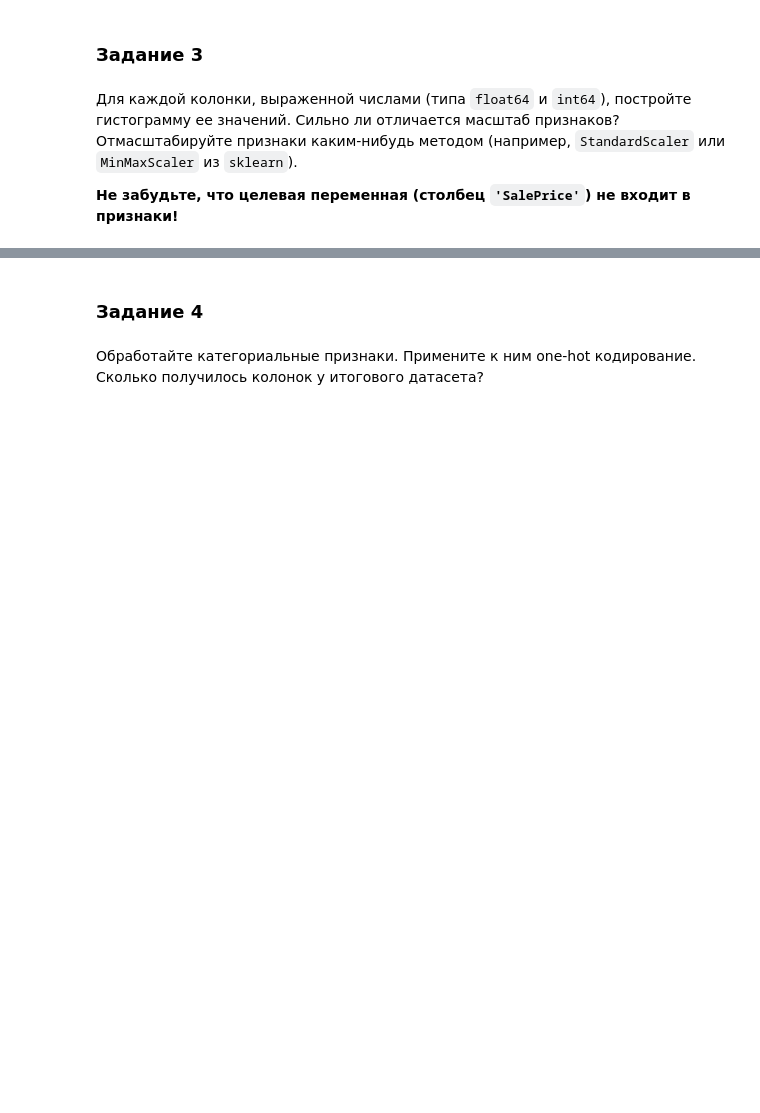
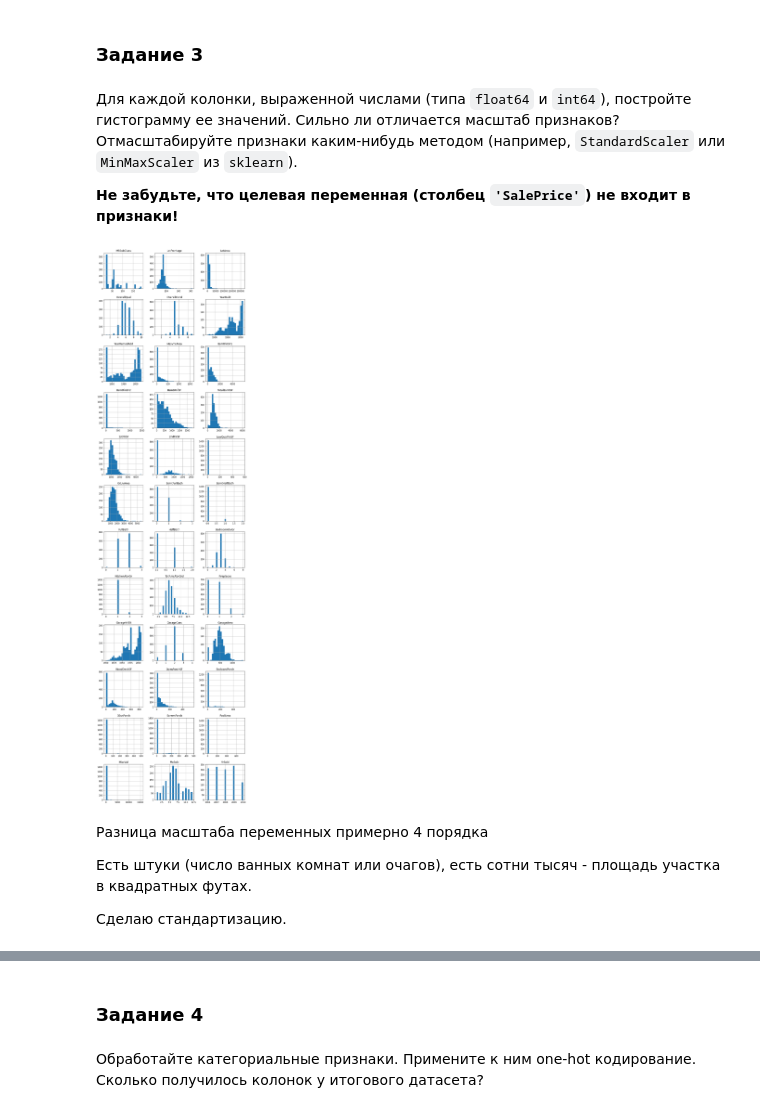
Before and after one commit to ksetdekov/ml_dpo_2021, a Jupyter notebook: hw/hw2/hw02.ipynb, the cells around one changed output, grey strips where cells are left out. Drawn from its saved outputs; the diff is of its cells as text; code cells hidden in the pictures; blank space fills up the shorter version.

```diff
--- a/hw/hw2/hw02.ipynb
+++ b/hw/hw2/hw02.ipynb
@@ -376,0 +485,21 @@ data.head()
+# %%
+cat_features_mask = (data.dtypes == "object").values
+
+
+X_real = data[data.columns[~cat_features_mask]]
+X_cat = data[data.columns[cat_features_mask]]
+
+# для вещественнозначных признаков заполним пропуски средними значениями
+mis_replacer = SimpleImputer(strategy="mean")
+
+# для категориальных - пустыми строками
+cat_replacer = SimpleImputer(strategy="constant", fill_value="NaN")
+
+
+X_no_nans_real = pd.DataFrame(data=mis_replacer.fit_transform(X_real), columns=X_real.columns) # your code here
+X_no_nans_cat = pd.DataFrame(data=cat_replacer.fit_transform(X_cat), columns=X_cat.columns) # your code here
+
+X_no_nans = pd.concat([X_no_nans_real, X_no_nans_cat], axis=1)
+
+upd_misratio = X_no_nans.isna().mean()
+upd_misratio[upd_misratio>0]
@@ -384,0 +517,21 @@ data.head()
+# %%
+X_to_scale = X_no_nans_real.loc[:, X_no_nans_real.columns != 'SalePrice']
+y = X_no_nans_real.SalePrice
+
+
+fig, axes = plt.subplots(len(X_to_scale.columns)//3, 3, figsize=(12, 48))
+
+i = 0
+for triaxis in axes:
+    for axis in triaxis:
+        X_to_scale.hist(column = X_to_scale.columns[i], bins = 25, ax=axis)
+        i = i+1
+# %% [output]
+[figure, added]
+# %% [markdown]
+Разница масштаба переменных примерно 4 порядка
+
+Есть штуки (число ванных комнат или очагов), есть сотни тысяч - площадь участка
+в квадратных футах.
+
+Сделаю стандартизацию.
```
Also changed, not shown: parts of 31 cells of this notebook.
